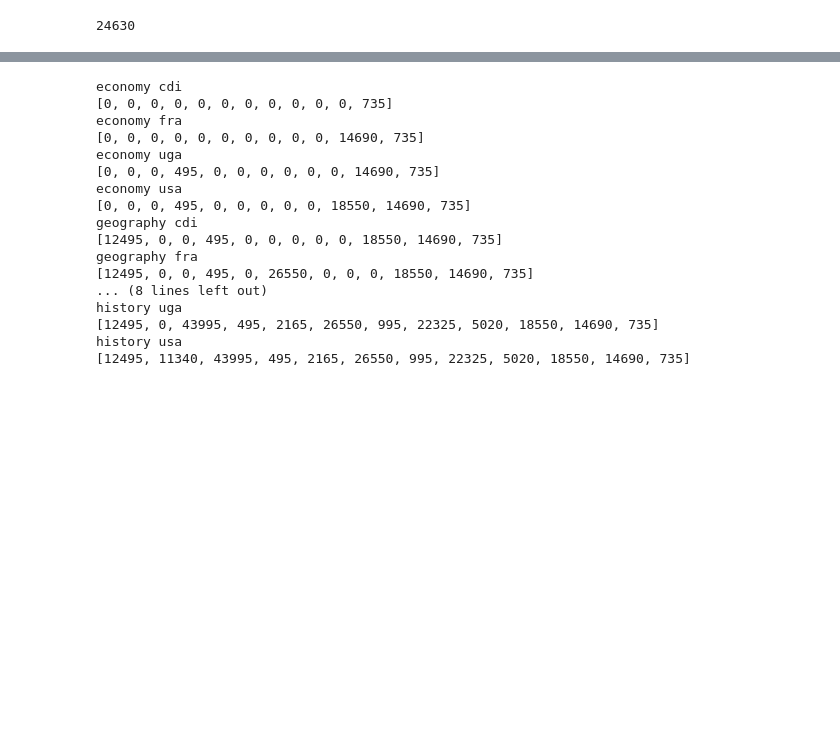
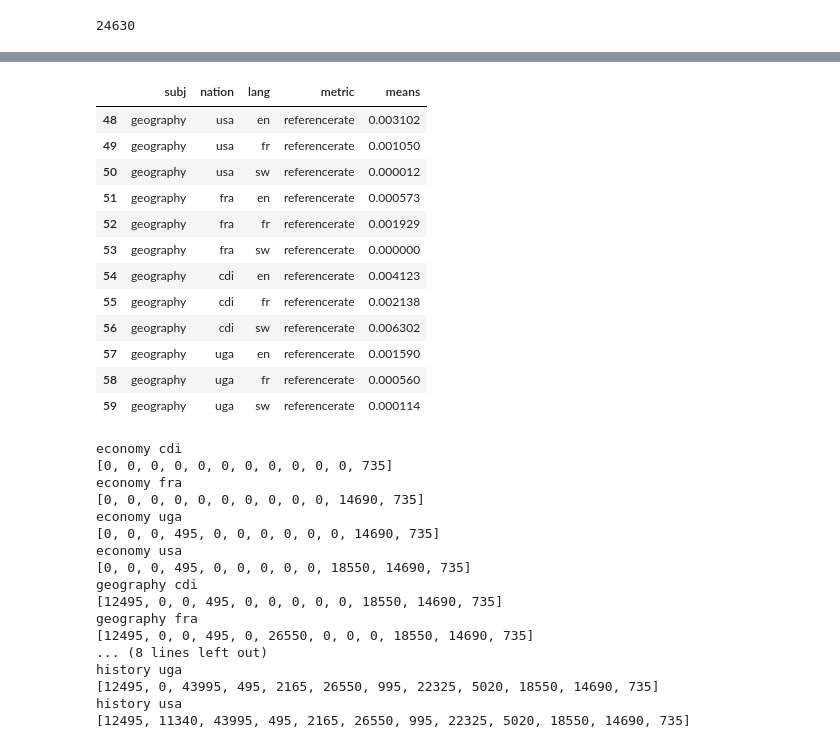
Before and after one commit to notconfusing/kumusha_takes_wiki, a Jupyter notebook: ActionableMetrics.ipynb, the cells around one changed output, grey strips where cells are left out. Cells and saved outputs as stored; diff of their text form; code cells hidden in the pictures; blank space fills up the shorter version.

```diff
--- a/ActionableMetrics.ipynb
+++ b/ActionableMetrics.ipynb
@@ -657,6 +709,22 @@ def make_heat_map():
         axes[0][i].set_title(subj_titles[i])
     for j in range(len(metric_titles)):
         axes[j][0].set_ylabel(metric_titles[j])
+# %%
+means_df[(means_df.metric == 'referencerate') & (means_df.subj == 'geography')]
+# %% [output]
+|  | subj | nation | lang | metric | means |
+| 48 | geography | usa | en | referencerate | 0.003102 |
+| 49 | geography | usa | fr | referencerate | 0.001050 |
+| 50 | geography | usa | sw | referencerate | 0.000012 |
+| 51 | geography | fra | en | referencerate | 0.000573 |
+| 52 | geography | fra | fr | referencerate | 0.001929 |
+| 53 | geography | fra | sw | referencerate | 0.000000 |
+| 54 | geography | cdi | en | referencerate | 0.004123 |
+| 55 | geography | cdi | fr | referencerate | 0.002138 |
+| 56 | geography | cdi | sw | referencerate | 0.006302 |
+| 57 | geography | uga | en | referencerate | 0.001590 |
+| 58 | geography | uga | fr | referencerate | 0.000560 |
+| 59 | geography | uga | sw | referencerate | 0.000114 |
 # %%
 def load_ethnosaves():
     ethnosaves = !ls ethnosave
```
Also changed, not shown: parts of 35 cells of this notebook.
